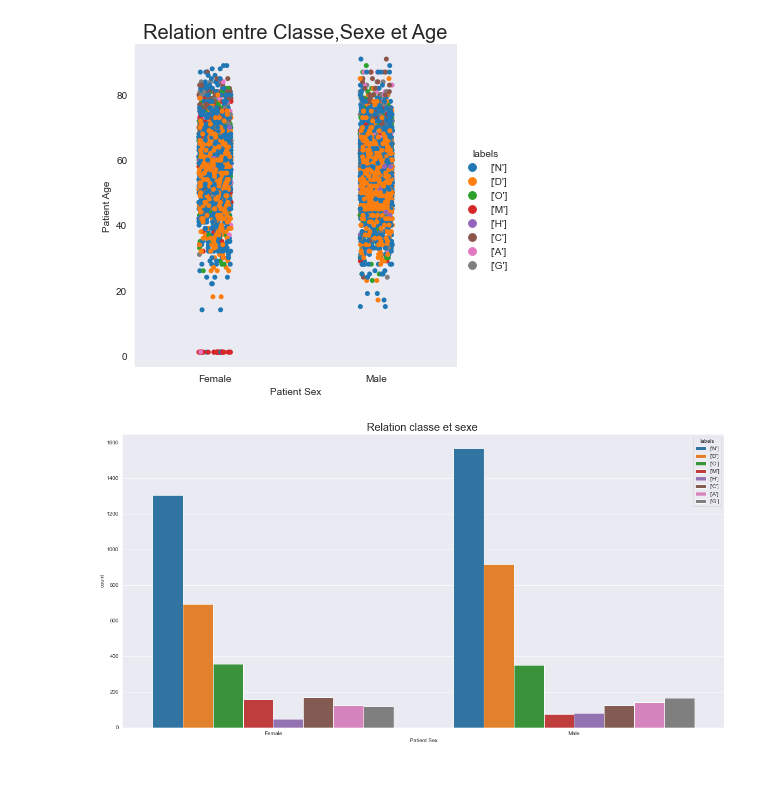
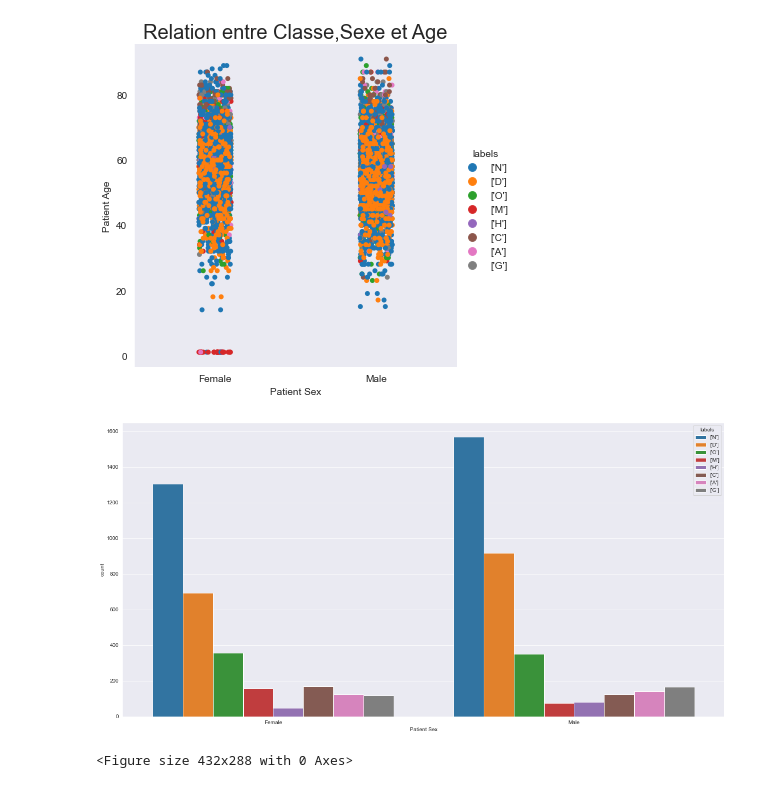
Before and after one commit to adblackx/ODR, a Jupyter notebook: visualisation/.~Visualisation.ipynb, the cells around one changed output. Saved outputs shown, nothing was run; the diff lists cells and outputs as text; code cells hidden in the pictures.

```diff
--- a/visualisation/.~Visualisation.ipynb
+++ b/visualisation/.~Visualisation.ipynb
@@ -187,11 +236,14 @@ relation_Colonnes(DATA_PATH,"Patient Sex","Patient Age",'labels',"Relation entre
 # %%
 def relationEntre2Colonnes(data,colonne1,colonne2,title):
     dataset= pd.read_csv(data)
     sns.set_style("darkgrid")
     fig= plt.subplots(figsize=(20,10))
     sns.countplot(x=colonne1, hue=colonne2, data=dataset)
-    plt.title(title).set_fontsize(20)
+    #plt.title(title).set_fontsize(20)
     plt.show()
+    plt.savefig("presentation_images/repartition_classes_sexe.jpg", bbox_inches="tight")
+
 relationEntre2Colonnes(DATA_PATH,"Patient Sex",'labels',"Relation classe et sexe ")
 # %% [output]
-[figure, old version]
+[figure, new version]
+<Figure size 432x288 with 0 Axes>
```
Also changed, not shown: parts of 5 cells of this notebook, 6 other files.
